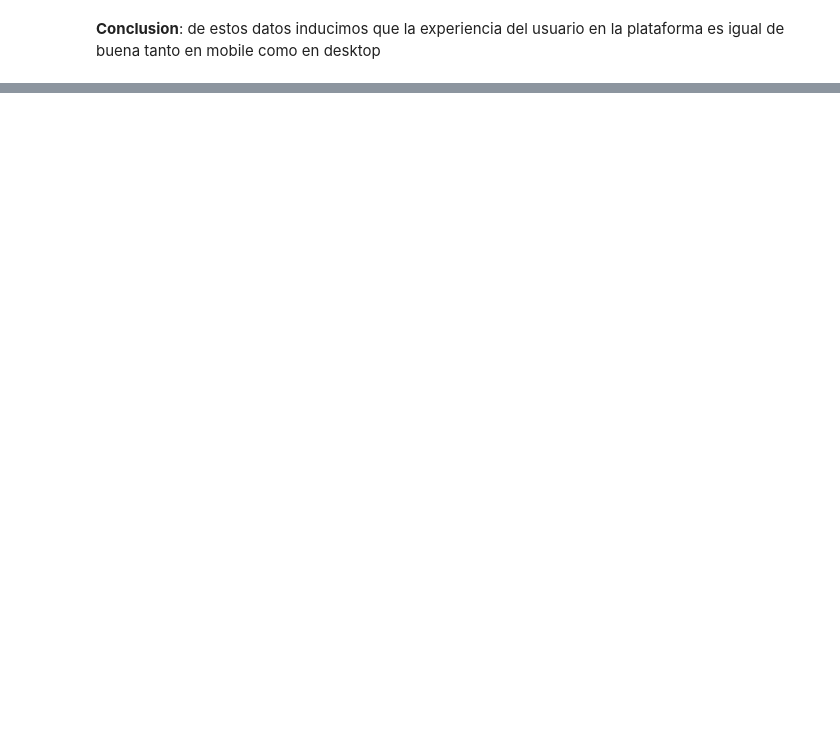
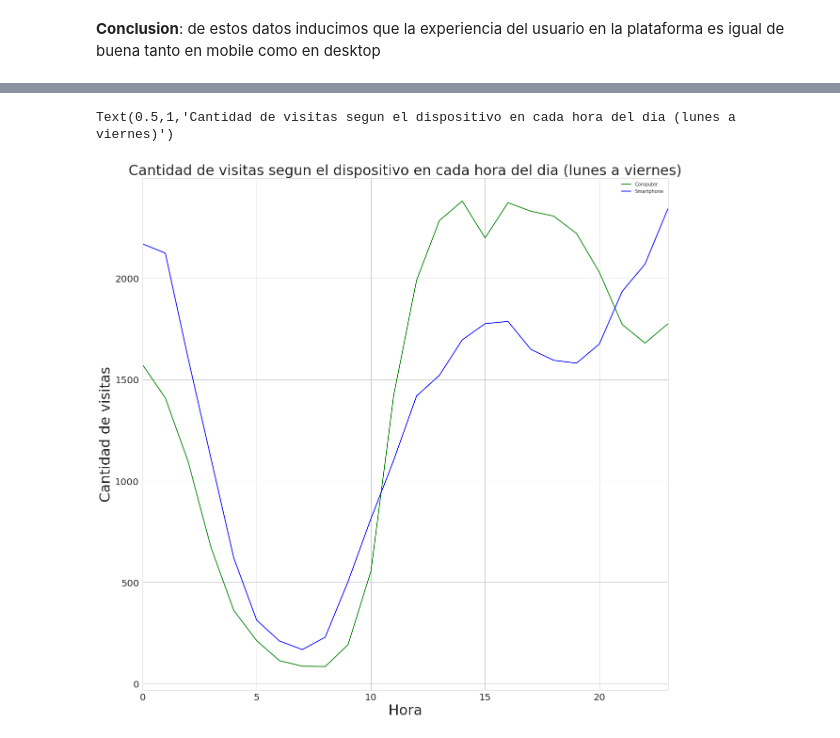
Before and after one commit to gabyrobles93/7506-TP1-Trocafone, a Jupyter notebook: TP1_Trocafone.ipynb, the cells around one changed output, grey strips where cells are left out. Saved outputs shown, nothing was run; the diff lists cells and outputs as text; code cells hidden in the pictures; blank space fills up the shorter version.

```diff
--- a/TP1_Trocafone.ipynb
+++ b/TP1_Trocafone.ipynb
@@ -508,0 +739,19 @@ devices_per_hour_not_weekend.head(0)
+# %%
+def plotEventCountByDevicePerHour(df, figsize=(8,8), fontsize=20):
+    l0 = df.columns.get_level_values(0)
+    l1 = df.columns.get_level_values(1)
+    df.columns = l0 + '_' + l1
+    unstacked = df.unstack()
+    l0 = unstacked.columns.get_level_values(0)
+    l1 = unstacked.columns.get_level_values(1)
+    unstacked.columns = l0 + '_' + l1
+    df_new = pd.DataFrame({
+        'Computer': unstacked['event_count_Computer'],
+        'Smartphone': unstacked['event_count_Smartphone'],
+        },
+        index=unstacked.index)
+    plot = df_new.plot.line(figsize=figsize, fontsize=fontsize, color=['g', 'b'])
+    # plot.legend(prop={'size': 5})
+    return plot
+
+devices_per_hour_not_weekend.head()
@@ -508,0 +767,9 @@ devices_per_hour_not_weekend.head(0)
+# %%
+plot_on_weekdays = plotEventCountByDevicePerHour(devices_per_hour_not_weekend, figsize=(20,20))
+plot_on_weekdays.set_xlim(0, 23)
+plot_on_weekdays.set_xlabel('Hora', fontsize=30)
+plot_on_weekdays.set_ylabel('Cantidad de visitas', fontsize=30)
+plot_on_weekdays.set_title('Cantidad de visitas segun el dispositivo en cada hora del dia (lunes a viernes)', fontsize=30)
+# %% [output]
+Text(0.5,1,'Cantidad de visitas segun el dispositivo en cada hora del dia (lunes a viernes)')
+[figure, added]
```
Also changed, not shown: parts of 42 cells of this notebook.
